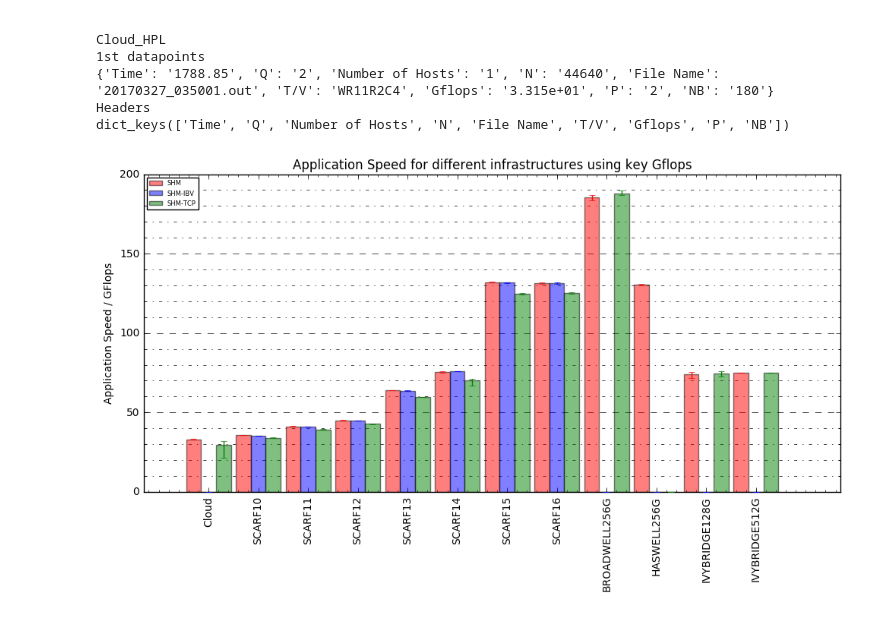
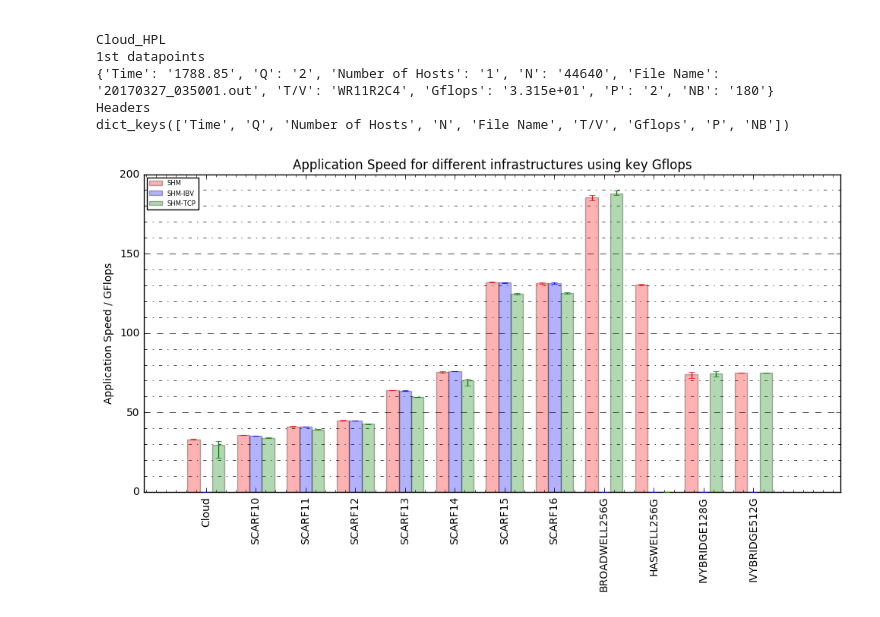
Before and after one commit to cal-id/SCD-Benchmark, a Jupyter notebook: Results/HPL_Notebooks/HPL_Analysis.ipynb, the cells around one changed output. Cells and saved outputs as stored; diff of their text form; code cells hidden in the pictures.

```diff
--- a/Results/HPL_Notebooks/HPL_Analysis.ipynb
+++ b/Results/HPL_Notebooks/HPL_Analysis.ipynb
@@ -104,33 +104,33 @@ def plotGflops(BW_KEY="Gflops"):
                 else:
                     addBarData(thisData, prot)
 
     index = np.arange(len(xValues)) - 1
 
-    bar_width=0.3
+    bar_width=0.25
     ax = plt.gca()
     plt.minorticks_on()
     ax.yaxis.grid(True, which='major', linestyle='--')
     ax.yaxis.grid(True, which='minor', linestyle='-.')
 
     for i, (label, yVals) in enumerate(yValues.items()):
-        plt.bar(index + i * bar_width, yVals, bar_width, align='center', color=clrs[label], alpha=0.5, label=label)
+        plt.bar(index + i * bar_width, yVals, bar_width, align='center', color=clrs[label], alpha=0.3, label=label)
         plt.errorbar(index + i * bar_width, yVals, yerr=[yBottomError[label], yTopError[label]], linestyle=" ",
                      color=clrs[label], zorder=6)
 
     plt.xticks(index + bar_width, xValues, rotation="vertical")
 
     plt.rcParams["figure.figsize"] = (10,6)
     plt.ylabel("Application Speed / GFlops")
     # plt.yscale("log")
     plt.title('Application Speed for different infrastructures using key {}'.format(BW_KEY))
 
     plt.legend(loc=2, fontsize=6)
     plt.tight_layout()
 
     plt.show()
 
 
 
 plotGflops()
 # %% [output]
-[figure, old version]
+[figure, new version]
```
Also changed, not shown: 1 other file.
